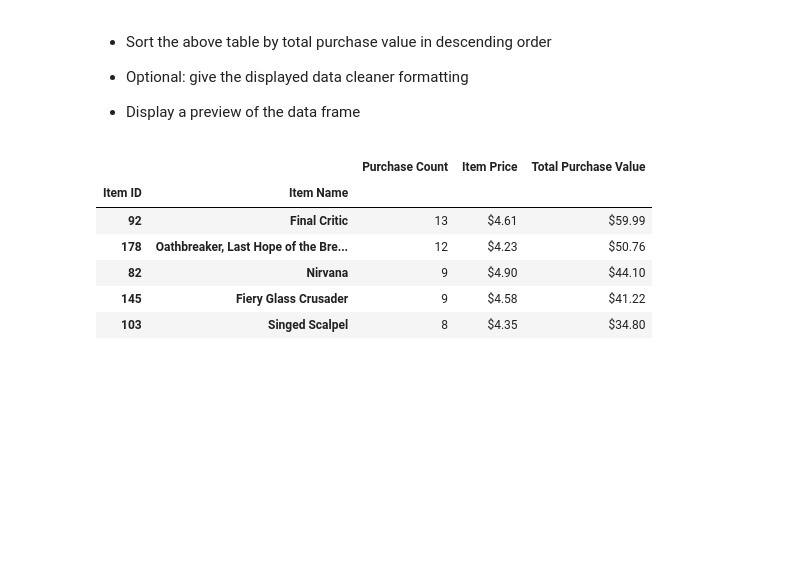
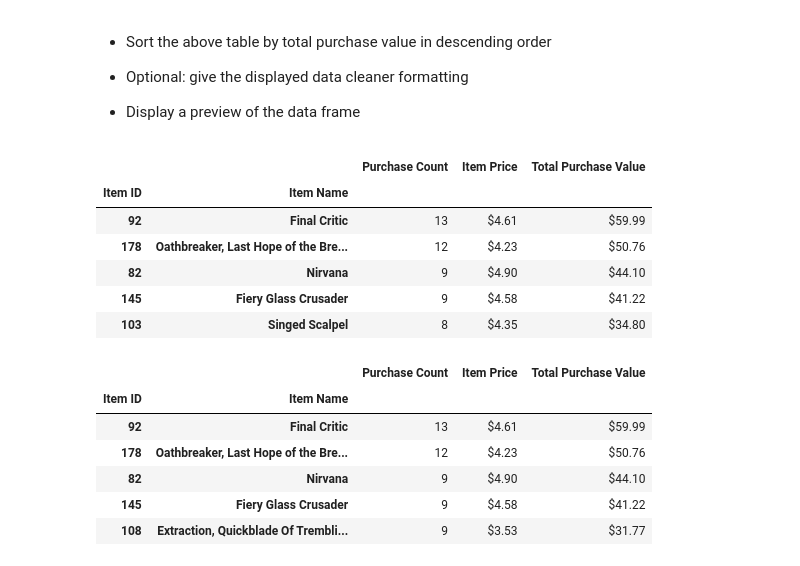
Before and after one commit to vjuliana/Pandas-Challenge, a Jupyter notebook: HeroesOfPymoli/HeroesOfPymoli_starter.ipynb, the cells around one changed output. Saved outputs shown, nothing was run; the diff lists cells and outputs as text; code cells hidden in the pictures; blank space fills up the shorter version.

```diff
--- a/HeroesOfPymoli/HeroesOfPymoli_starter.ipynb
+++ b/HeroesOfPymoli/HeroesOfPymoli_starter.ipynb
@@ -393,3 +442,41 @@ purchasing_analysis_age
 | 145 | Fiery Glass Crusader | 9 | $4.58 | $41.22 |
 | 132 | Persuasion | 9 | $3.22 | $28.99 |
 | 108 | Extraction, Quickblade Of Trembli... | 9 | $3.53 | $31.77 |
+# %%
+# Retrieve the Item ID, Item Name, and Item Price columns
+purchase_data.head(2)
+most_popular_df = purchase_data.loc[:,['Item ID', 'Item Name', 'Price']]
+most_popular_df.head(2)
+
+# Group by Item ID and Item Name. Perform calculations to obtain purchase count, item price, and total purchase value
+# Purchase count
+purchase_count_popular = most_popular_df.groupby(['Item ID', 'Item Name']).count()['Price']
+purchase_count_popular
+
+# Total purchase value
+total_purchase_value_item = most_popular_df.groupby(['Item ID', 'Item Name']).sum()['Price']
+# total_purchase_value_item = most_popular_df['Price'].sum()
+total_purchase_value_item
+
+# Item price sorted by Item ID and Item Name
+item_price = total_purchase_value_item / purchase_count_popular
+item_price
+
+# Create a summary data frame to hold the results
+# Sort the purchase count column in descending order
+# Optional: give the displayed data cleaner formatting
+# Display a preview of the summary data frame
+
+most_popular_items = pd.DataFrame({
+    "Purchase Count": purchase_count_popular,
+    "Item Price" : item_price,
+    "Total Purchase Value": total_purchase_value_item
+    }
+    )
+
+most_popular_items = most_popular_items.sort_values(by='Purchase Count', ascending=False)
+
+most_popular_items["Item Price"] = most_popular_items["Item Price"].map("${:,.2f}".format)
+most_popular_items["Total Purchase Value"] = most_popular_items["Total Purchase Value"].map("${:,.2f}".format)
+
+most_popular_items.head(5)
@@ -412,3 +507,15 @@ purchasing_analysis_age
 | 82 | Nirvana | 9 | $4.90 | $44.10 |
 | 145 | Fiery Glass Crusader | 9 | $4.58 | $41.22 |
 | 103 | Singed Scalpel | 8 | $4.35 | $34.80 |
+# %%
+# Sort by Total Purchase Value
+most_profitable = most_popular_items.sort_values(['Purchase Count', 'Total Purchase Value'], ascending = False)
+most_profitable.head()
+# %% [output]
+|  |  | Purchase Count | Item Price | Total Purchase Value |
+| Item ID | Item Name |  |  |  |
+| 92 | Final Critic | 13 | $4.61 | $59.99 |
+| 178 | Oathbreaker, Last Hope of the Bre... | 12 | $4.23 | $50.76 |
+| 82 | Nirvana | 9 | $4.90 | $44.10 |
+| 145 | Fiery Glass Crusader | 9 | $4.58 | $41.22 |
+| 108 | Extraction, Quickblade Of Trembli... | 9 | $3.53 | $31.77 |
```
Also changed, not shown: parts of 5 cells of this notebook.
